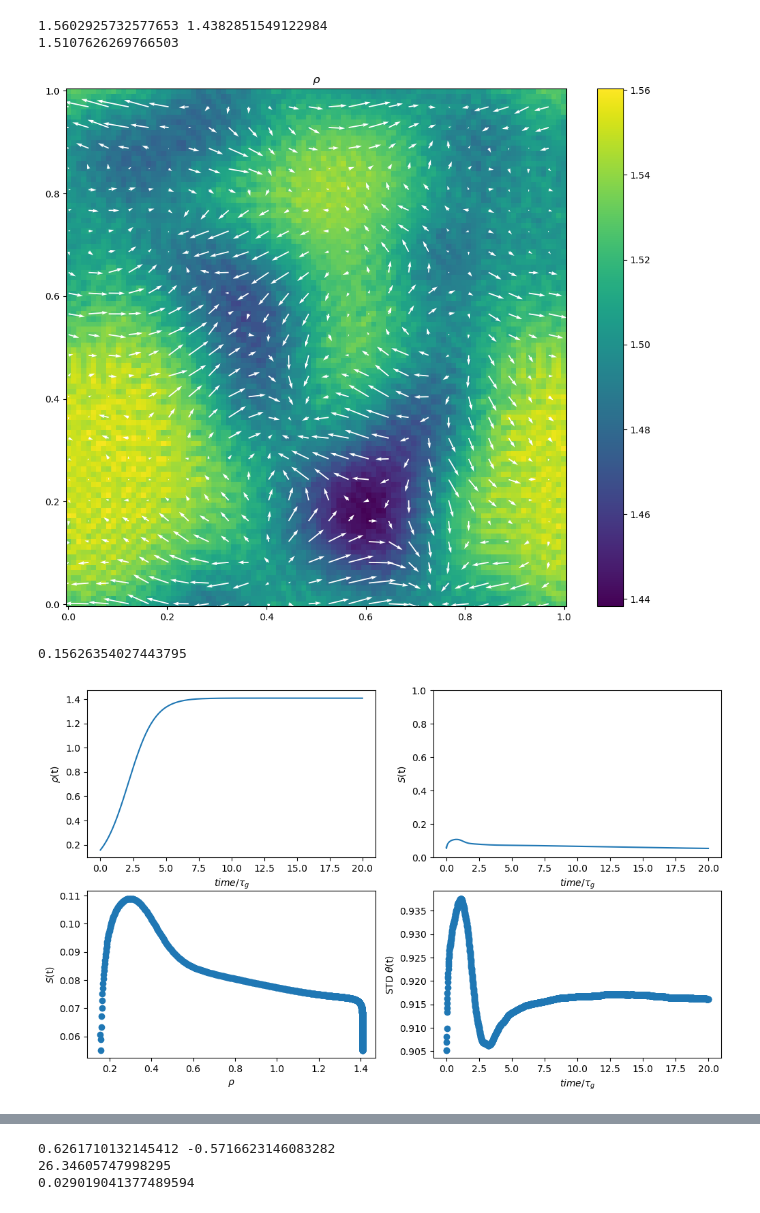
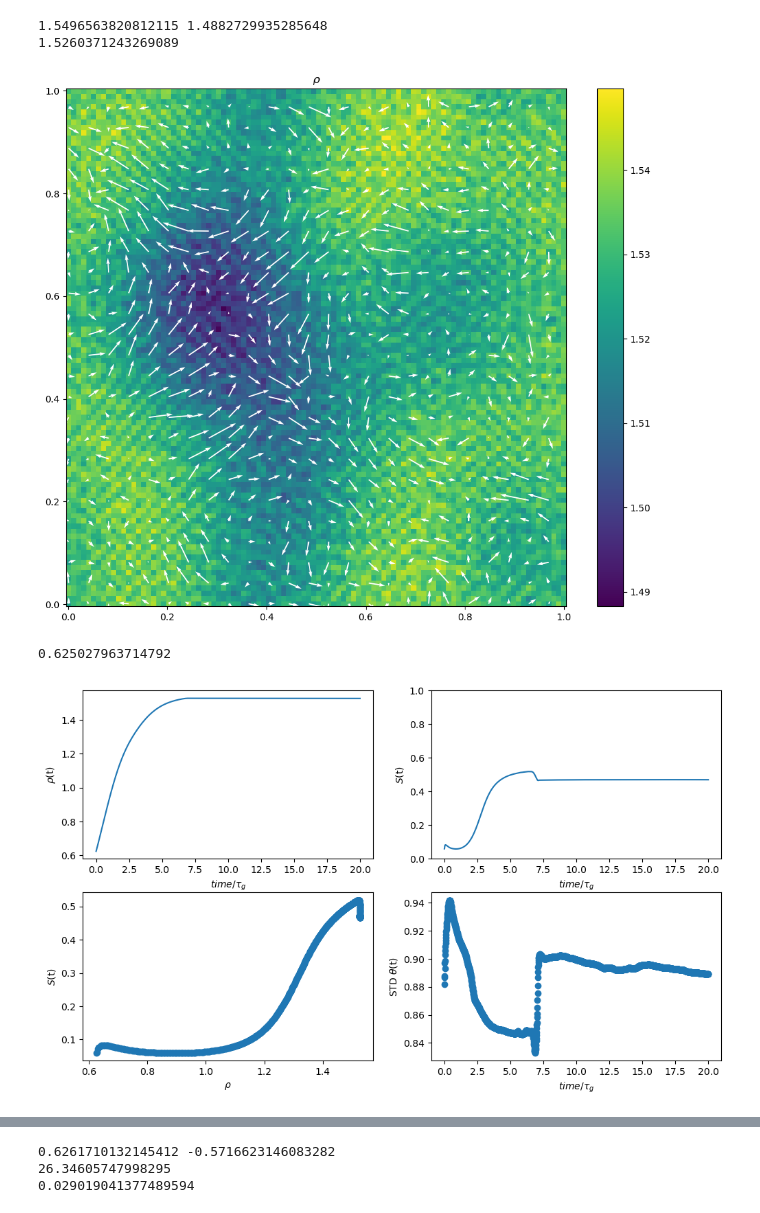
Before and after one commit to toshi-physics/myPSS-friction, a Jupyter notebook: analysis/model_Q_v_rho/display_model_Q_v_rho.ipynb, the cells around one changed output, grey strips where cells are left out. Cells and saved outputs as stored; diff of their text form; code cells hidden in the pictures.

```diff
--- a/analysis/model_Q_v_rho/display_model_Q_v_rho.ipynb
+++ b/analysis/model_Q_v_rho/display_model_Q_v_rho.ipynb
@@ -13,7 +13,7 @@ gammayy=gammaxx/rgamma
 p0 = 1
 alpha = 0.1
 D = 4
-chi = 25
+chi = 5
 
 #pdir = '../../data/model_Q_v_rho/gamma0_{:1.1f}_rhoseed_{}_gammaxx_{:1.1f}/p0_{:1.2f}_alpha_{:1.2f}_D_{:1.2f}_chi_{:1.2f}/run_{:d}/'.format(Gamma0, rhoseed, gammaxx, p0, alpha, D, chi, run)
 pdir = '../../data/model_Q_v_rho/gamma0_{:1.1f}_rhoseed_{}_rgamma_{:1.1f}/p0_{:1.2f}_alpha_{:1.2f}_D_{:1.2f}_chi_{:1.2f}/run_{:d}/'.format(Gamma0, rhoseed, rgamma, p0, alpha, D, chi, run)
@@ -49,30 +49,30 @@ times = np.arange(0, n_dump, 1)*dt_dump
 # %%
 import matplotlib.pyplot as plt
 from matplotlib.colors import LinearSegmentedColormap
 
 fig, ax=plt.subplots(figsize=(12,10))
 #colors = ['#c1272d', '#eecc16','#008176','#0000a7']
 #cmap1 = LinearSegmentedColormap.from_list("mycmap", colors)
-n=940
+n=1999
 
 field = np.loadtxt(datadir+'rho.csv.{:d}'.format(n), delimiter=',')
 vx = np.loadtxt(datadir+'vx.csv.{:d}'.format(n), delimiter=',')
 vy = np.loadtxt(datadir+'vy.csv.{:d}'.format(n), delimiter=',')
 p_factor = 4
 vx = pixelate(vx, p_factor)
 vy = pixelate(vy, p_factor)
 
 fmax = np.max(field); fmin=np.min(field); print(fmax, fmin)
 print(np.average(field))
 #ctrf = [ax.pcolormesh(xv, yv, S_sqrd[i], cmap=cmap1, vmin=0, vmax=Smax), ax.quiver(xv,yv,nx[i],ny[i], color='w')]
 ctrf = [ax.pcolormesh(xv, yv, field, vmin=fmin, vmax=fmax), ax.quiver(xv[::p_factor, ::p_factor], yv[::p_factor, ::p_factor], vx[::p_factor, ::p_factor], vy[::p_factor, ::p_factor], color='w')]
 plt.colorbar(ctrf[0])
 plt.title(r"$\rho$")
 plt.show()
 # %% [output]
-1.5602925732577653 1.4382851549122984
-1.5107626269766503
+1.5496563820812115 1.4882729935285648
+1.5260371243269089
-[figure, old version]
+[figure, new version]
 # %%
 Rho = np.loadtxt(pdir+'/processed_data/meanrho.csv', delimiter=',')
 print(Rho[0])
@@ -86,8 +86,8 @@ ax[0,1].set_ylim(0,1);
 ax[1,0].scatter(Rho, Ssum); ax[1,0].set_xlabel(r'$\rho$'); ax[1,0].set_ylabel(r'$S$(t)');
 ax[1,1].scatter(times, stdtheta); ax[1,1].set_xlabel(r'$time/\tau_g$'); ax[1,1].set_ylabel(r'STD $\theta$(t)');
 # %% [output]
-0.15626354027443795
+0.625027963714792
-[figure, old version]
+[figure, new version]
 # %%
 n=1999
 vx = np.loadtxt(datadir+'vx.csv.{:d}'.format(n), delimiter=',')
```
Also changed, not shown: parts of 2 cells of this notebook, 1 other file.
